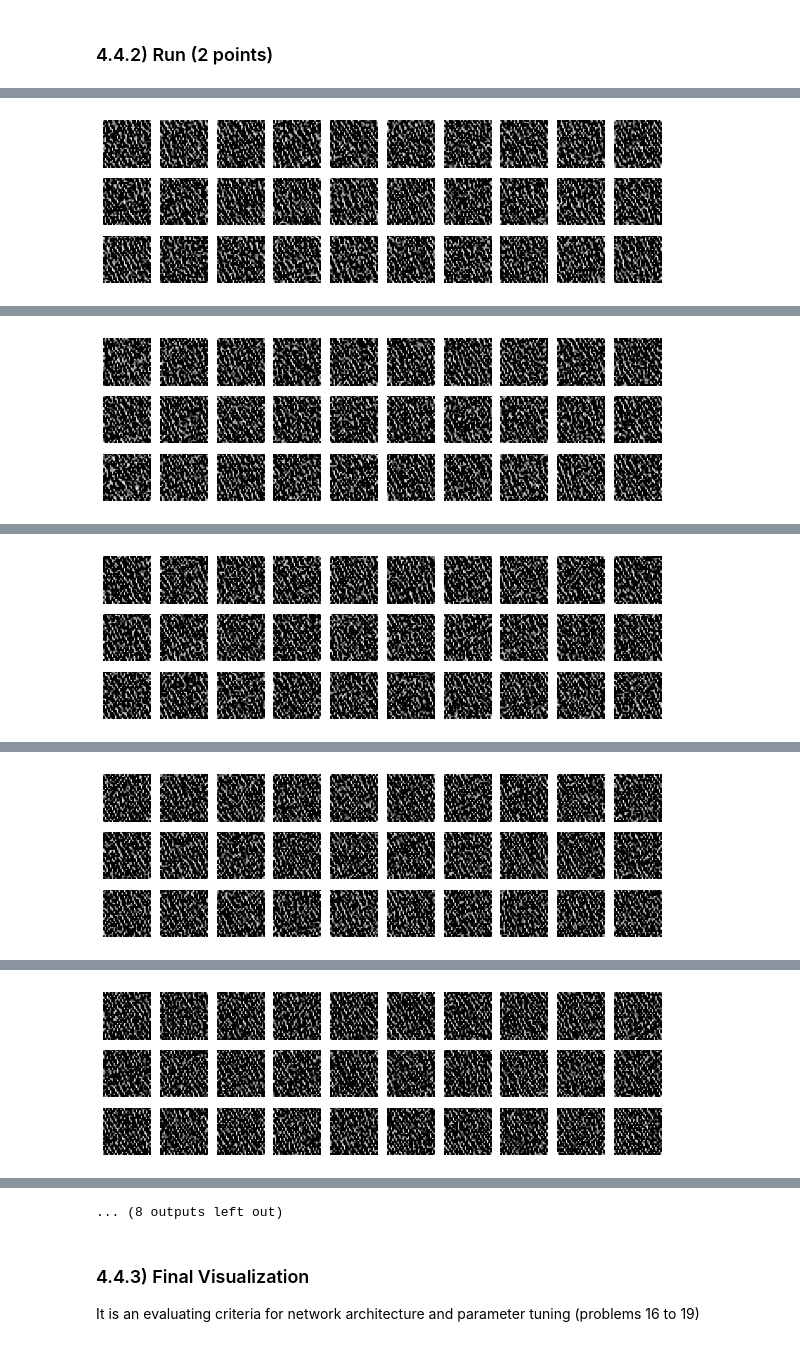
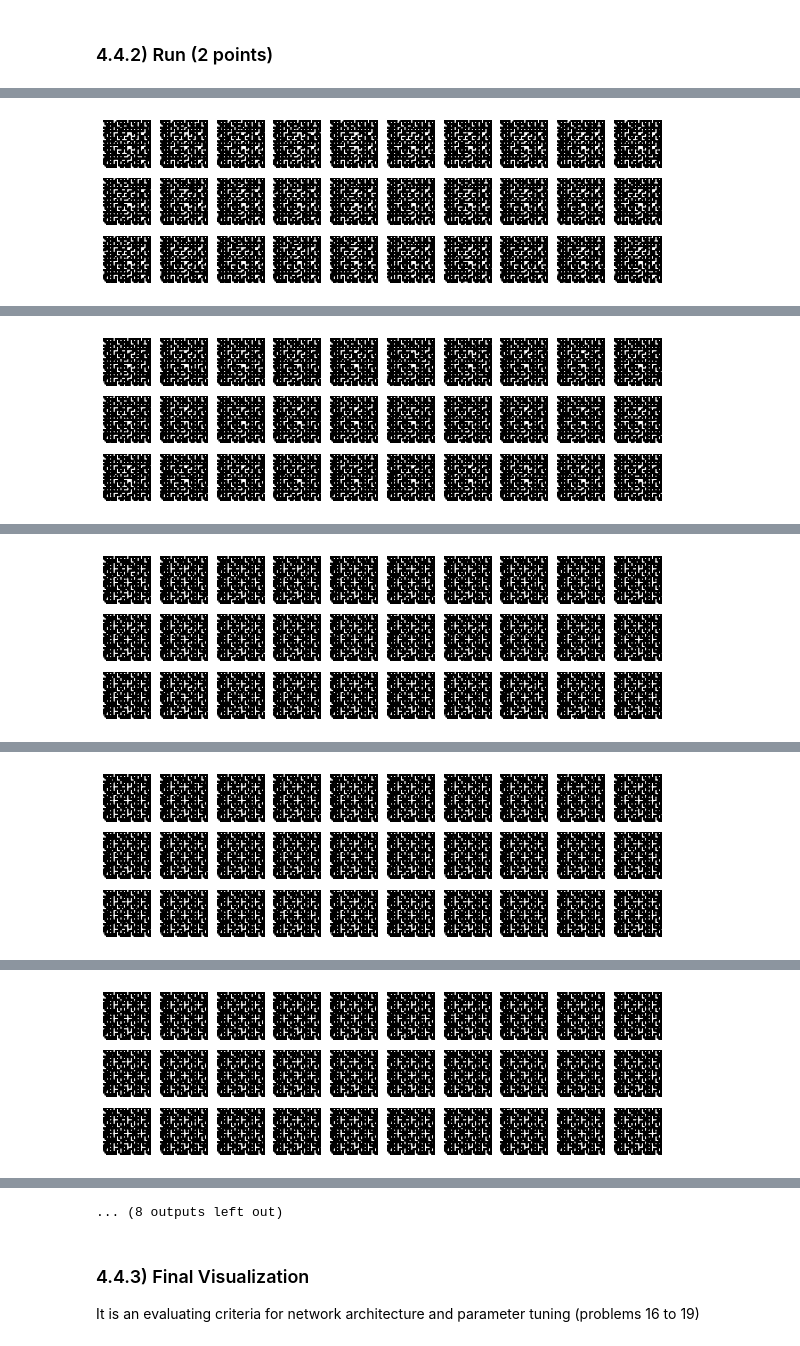
Before and after one commit to ShayanNazemi/Deep-Learning-40719, a Jupyter notebook: HW5/GAN.ipynb, the cells around one changed output, grey strips where cells are left out. Drawn from its saved outputs; the diff is of its cells as text; code cells hidden in the pictures.

```diff
--- a/HW5/GAN.ipynb
+++ b/HW5/GAN.ipynb
@@ -135,8 +135,8 @@ class GANTrainer:
     #################### Problem 01 (1 points) ####################
     # Define Adam optimizers with `G_lr` and `D_lr` learning rates.
     ####################################################
-    self.opt_G = optim.Adam(generator.parameters(), lr=G_lr)
-    self.opt_D = optim.Adam(discriminator.parameters(), lr=D_lr)
+    self.opt_G = optim.Adam(self.generator.parameters(), lr=G_lr, betas=(0.5, 0.999))
+    self.opt_D = optim.Adam(self.discriminator.parameters(), lr=D_lr, betas=(0.5, 0.999))
     ####################### End ########################
 
   def generate_samples(self, n):
@@ -207,11 +207,11 @@ class GANTrainer:
     # `loss = mean(...)`
     ####################################################
 
-    out_real = self.discriminator(x_real)
-    out_fake = self.discriminator(x_fake)
+    logits_real = self.discriminator(x_real)
+    logits_fake = self.discriminator(x_fake)
 
-    loss_real = F.binary_cross_entropy_with_logits(out_real, torch.ones_like(out_real))
-    loss_fake = F.binary_cross_entropy_with_logits(out_fake, torch.zeros_like(out_fake))
+    loss_real = F.binary_cross_entropy(logits_real, torch.ones_like(logits_real))
+    loss_fake = F.binary_cross_entropy(logits_fake, torch.zeros_like(logits_fake))
 
     loss = loss_real + loss_fake
     ####################### End ########################
@@ -845,8 +889,8 @@ LOG_INTERVAL = 50
 # Tune `generator` and `discriminator` learning rates
 # and also the `G_LOSS_MODE`.
 ####################################################
-MNIST_G_LEARNING_RATE = 1e-5
-MNIST_D_LEARNING_RATE = 1e-5
+MNIST_G_LEARNING_RATE = 2e-5
+MNIST_D_LEARNING_RATE = 2e-5
 G_LOSS_MODE = 'logD'
 ####################### End ########################
 
@@ -858,6 +902,6 @@ mnist_trainer = GANTrainer(mnist_train_dataloader, mnist_test_dataloader,
 #################### Problem 19 (1 points) ####################
 # Tune `n_epoch`, `G_update_times` and `D_update_times`
 ####################################################
-mnist_trainer.run(n_epoch=20, G_update_times=1, D_update_times=1, verbose=True)
+mnist_trainer.run(n_epoch=10, G_update_times=1, D_update_times=1, verbose=True)
 ####################### End ########################
 # %% [output]
@@ -874 +918 @@ Train | Epoch: 1 [51200/60160]          D-Loss: 1.272203        G-Loss: 0.669058
-[figure, old version]
+[figure, new version]
@@ -885 +929 @@ Train | Epoch: 2 [51200/60160]          D-Loss: 1.187505        G-Loss: 0.702436
-[figure, old version]
+[figure, new version]
@@ -894 +938 @@ Train | Epoch: 3 [51200/60160]          D-Loss: 1.113395        G-Loss: 0.747921
-[figure, old version]
+[figure, new version]
@@ -903 +947 @@ Train | Epoch: 4 [51200/60160]          D-Loss: 1.012090        G-Loss: 0.788088
-[figure, old version]
+[figure, new version]
@@ -912 +956 @@ Train | Epoch: 5 [51200/60160]          D-Loss: 0.937955        G-Loss: 0.841150
-[figure, old version]
+[figure, new version]
```
Also changed, not shown: parts of 6 cells of this notebook.
